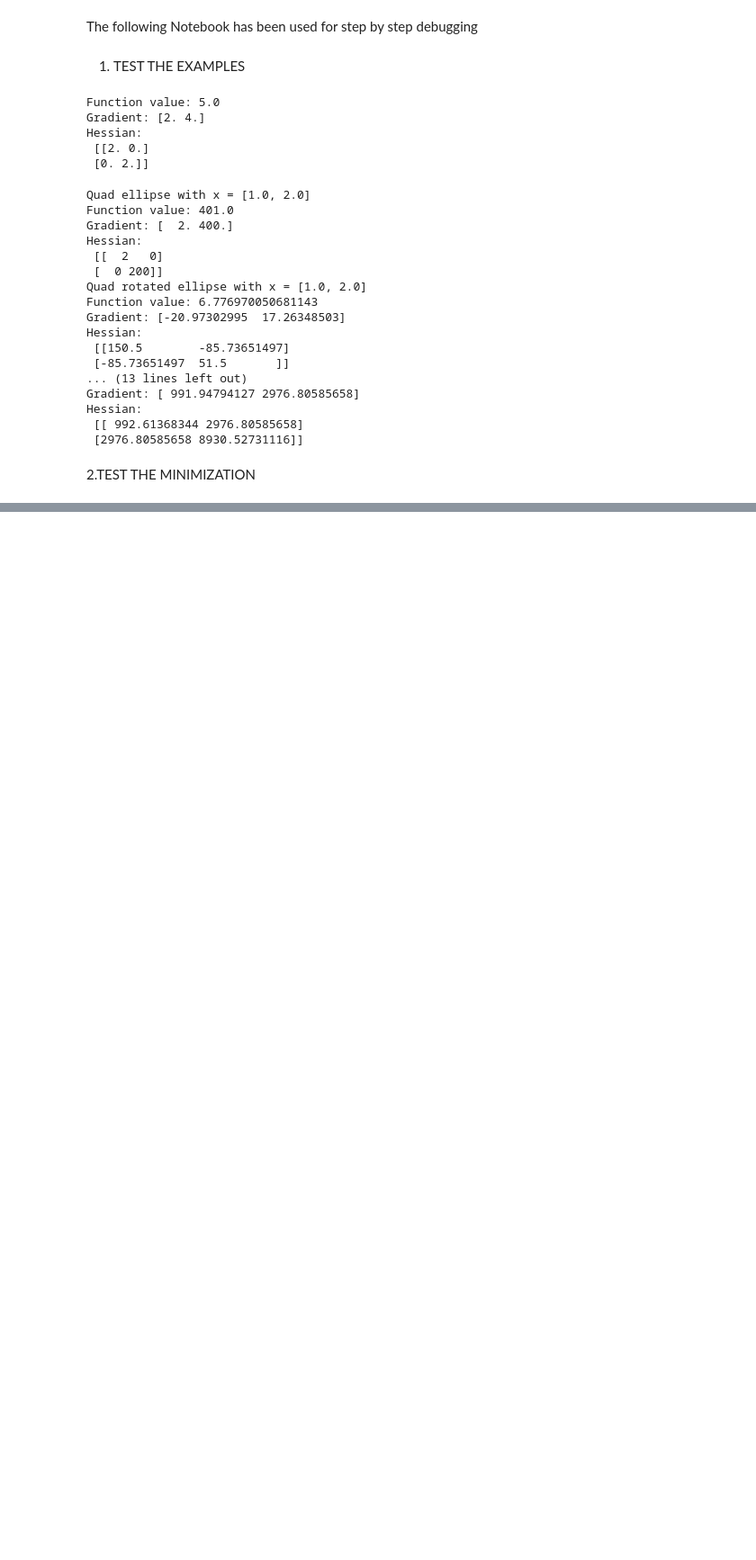
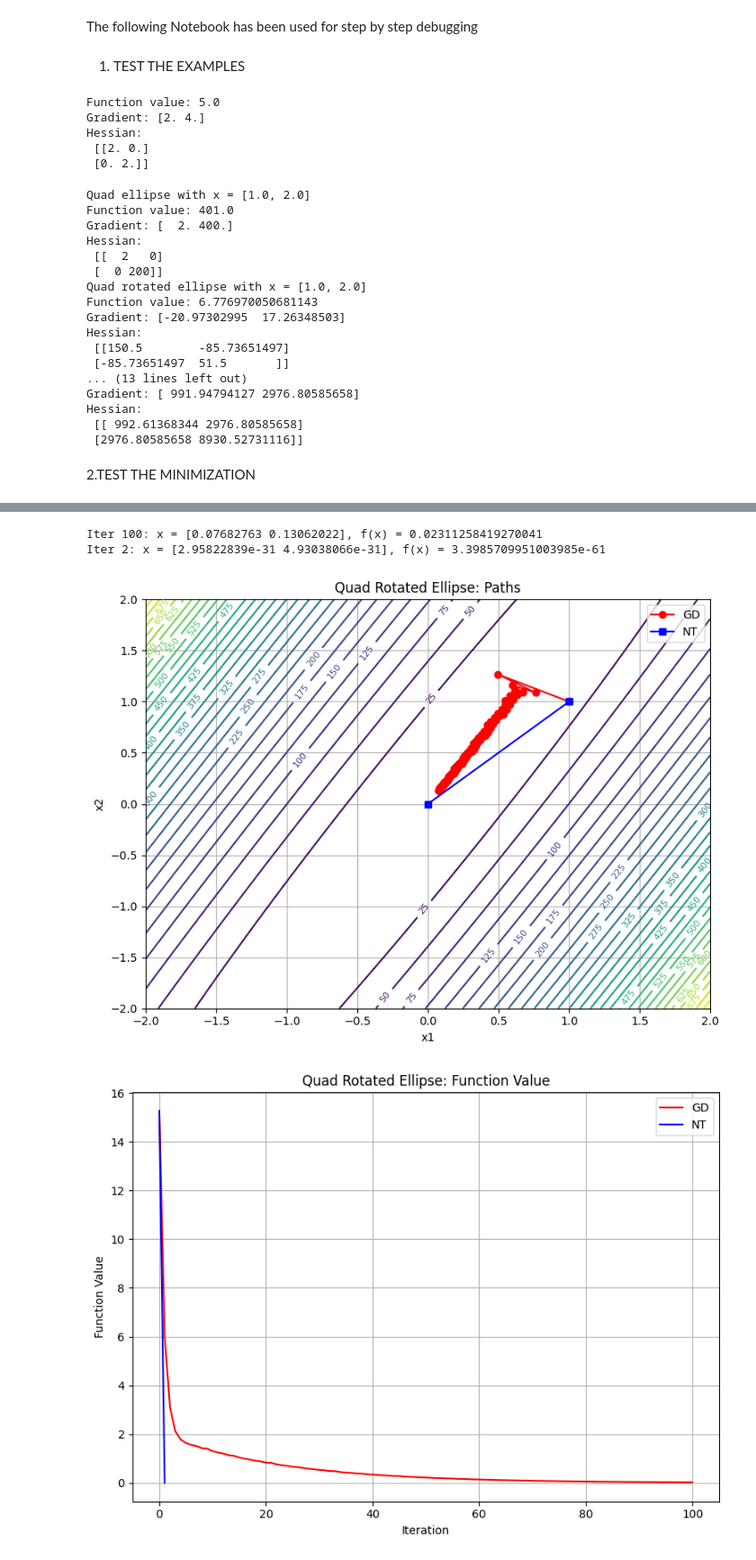
Before and after one commit to Lizahanan/Numerical_Optimization, a Jupyter notebook: HW1/test.ipynb, the cells around one changed output, grey strips where cells are left out. Shown at 90% size. Drawn from its saved outputs; the diff is of its cells as text; code cells hidden in the pictures; blank space fills up the shorter version.

```diff
--- a/HW1/test.ipynb
+++ b/HW1/test.ipynb
@@ -154,0 +236,11 @@ Iterations: 8
+# %%
+res_gd = minimize(quad_rotated_ellipse, x0, method='GD')
+res_nt = minimize(quad_rotated_ellipse, x0, method='NT')
+
+plot_contours_with_paths(quad_rotated_ellipse, (-2, 2), (-2, 2), [res_gd[3], res_nt[3]], ["GD", "NT"], "Quad Rotated Ellipse: Paths")
+plot_function_values([res_gd[4], res_nt[4]], ["GD", "NT"], "Quad Rotated Ellipse: Function Value")
+# %% [output]
+Iter 100: x = [0.07682763 0.13062022], f(x) = 0.02311258419270041
+Iter 2: x = [2.95822839e-31 4.93038066e-31], f(x) = 3.3985709951003985e-61
+[figure, added]
+[figure, added]
```
Also changed, not shown: parts of 15 cells of this notebook.
